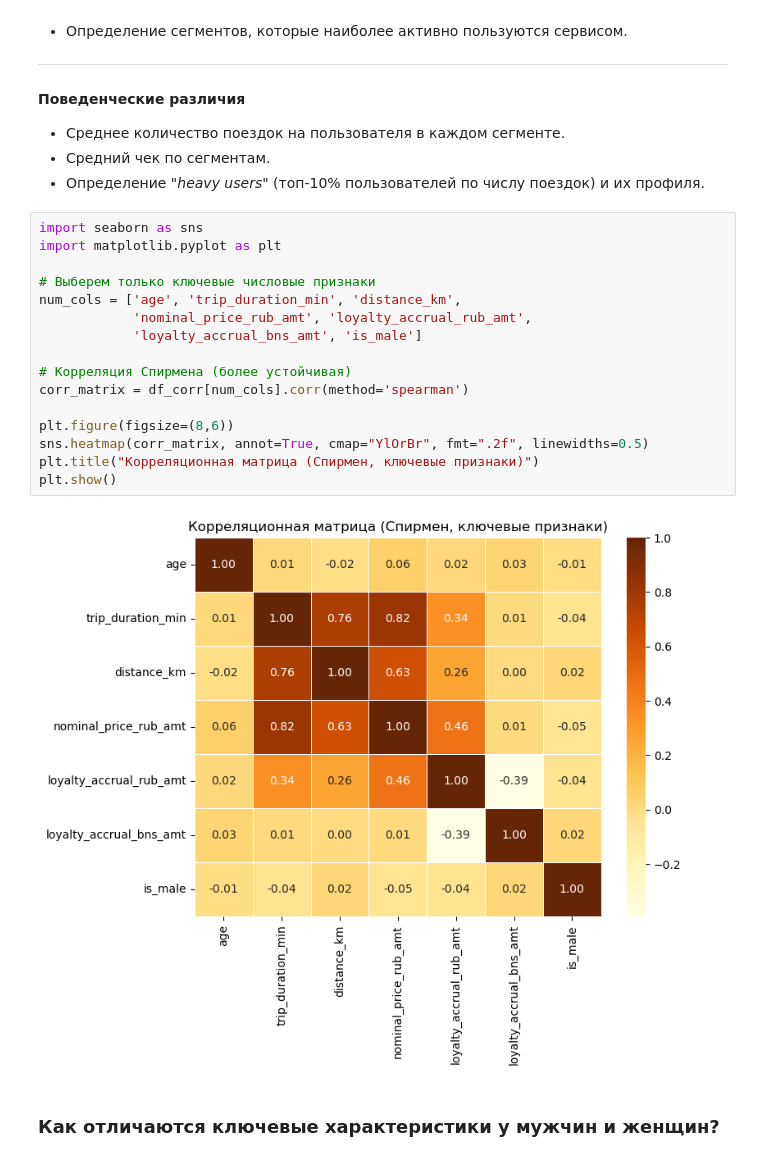
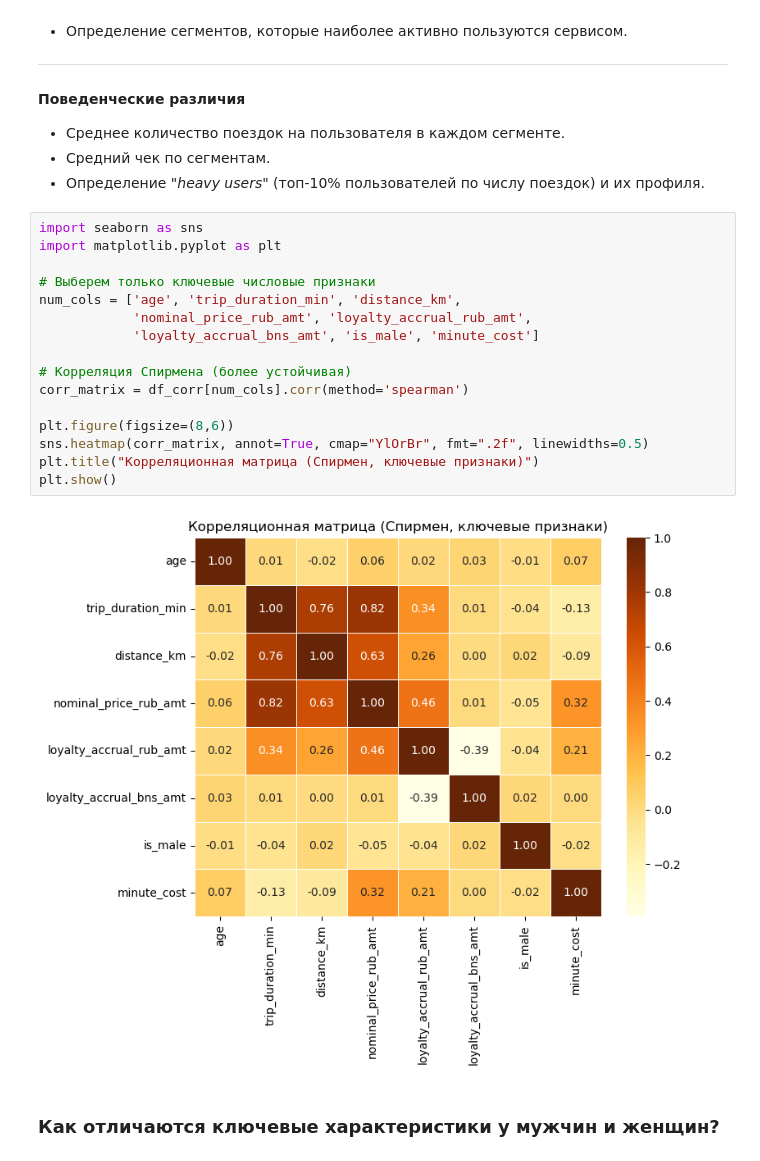
Before and after one commit to Dimakrl2003/pet-projects, a Jupyter notebook: Kiksharing/Analysis.ipynb, the cells around one changed output. Cells and saved outputs as stored; diff of their text form.

```diff
--- a/Kiksharing/Analysis.ipynb
+++ b/Kiksharing/Analysis.ipynb
@@ -480,21 +546,21 @@ plt.show()
 # %%
 import seaborn as sns
 import matplotlib.pyplot as plt
 
 # Выберем только ключевые числовые признаки
 num_cols = ['age', 'trip_duration_min', 'distance_km',
             'nominal_price_rub_amt', 'loyalty_accrual_rub_amt',
-            'loyalty_accrual_bns_amt', 'is_male']
+            'loyalty_accrual_bns_amt', 'is_male', 'minute_cost']
 
 # Корреляция Спирмена (более устойчивая)
 corr_matrix = df_corr[num_cols].corr(method='spearman')
 
 plt.figure(figsize=(8,6))
 sns.heatmap(corr_matrix, annot=True, cmap="YlOrBr", fmt=".2f", linewidths=0.5)
 plt.title("Корреляционная матрица (Спирмен, ключевые признаки)")
 plt.show()
 # %% [output]
-[figure, old version]
+[figure, new version]
 # %% [markdown]
 ### Как отличаются ключевые характеристики у мужчин и женщин?
 # %% [markdown]
```
Also changed, not shown: parts of 32 cells of this notebook.
